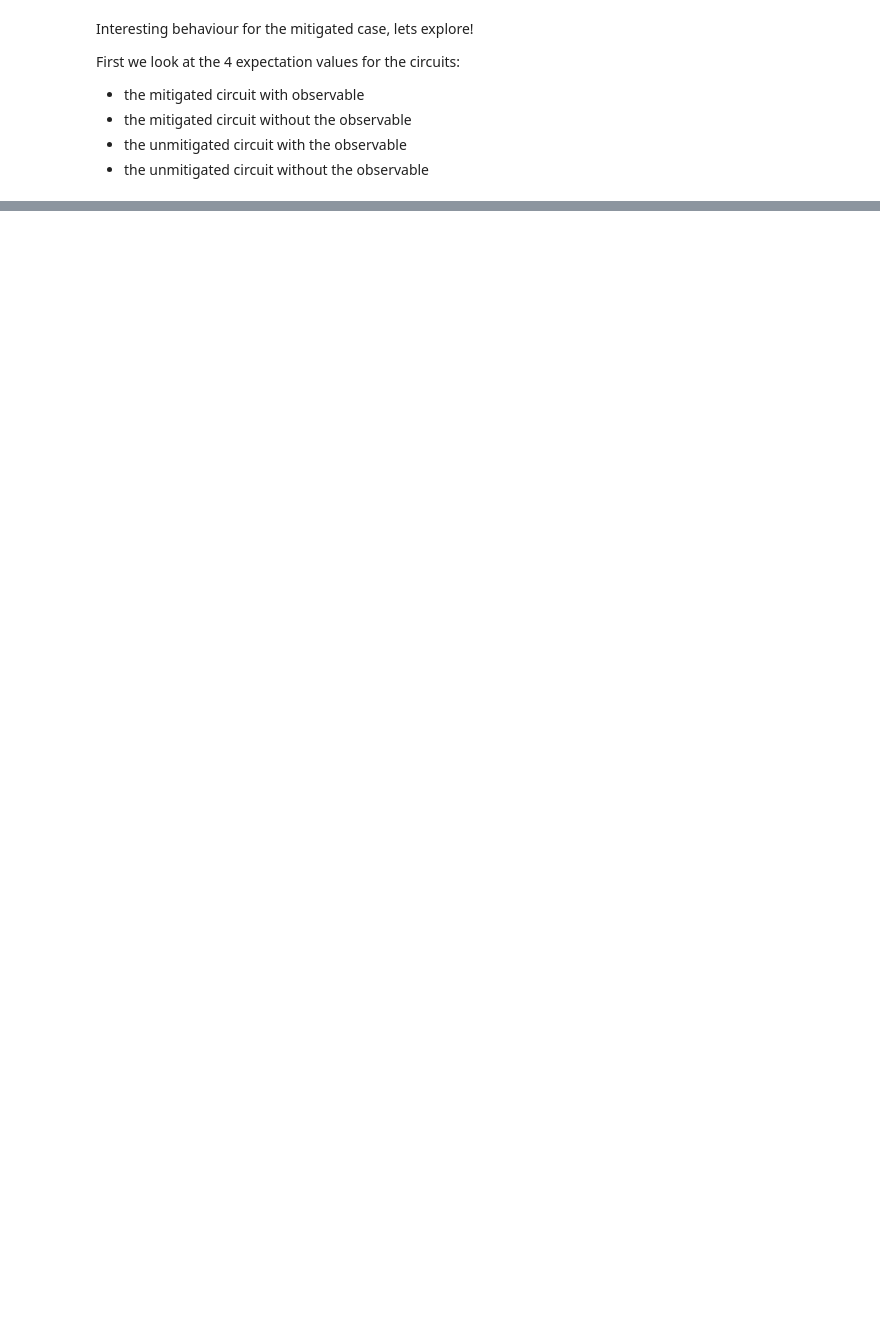
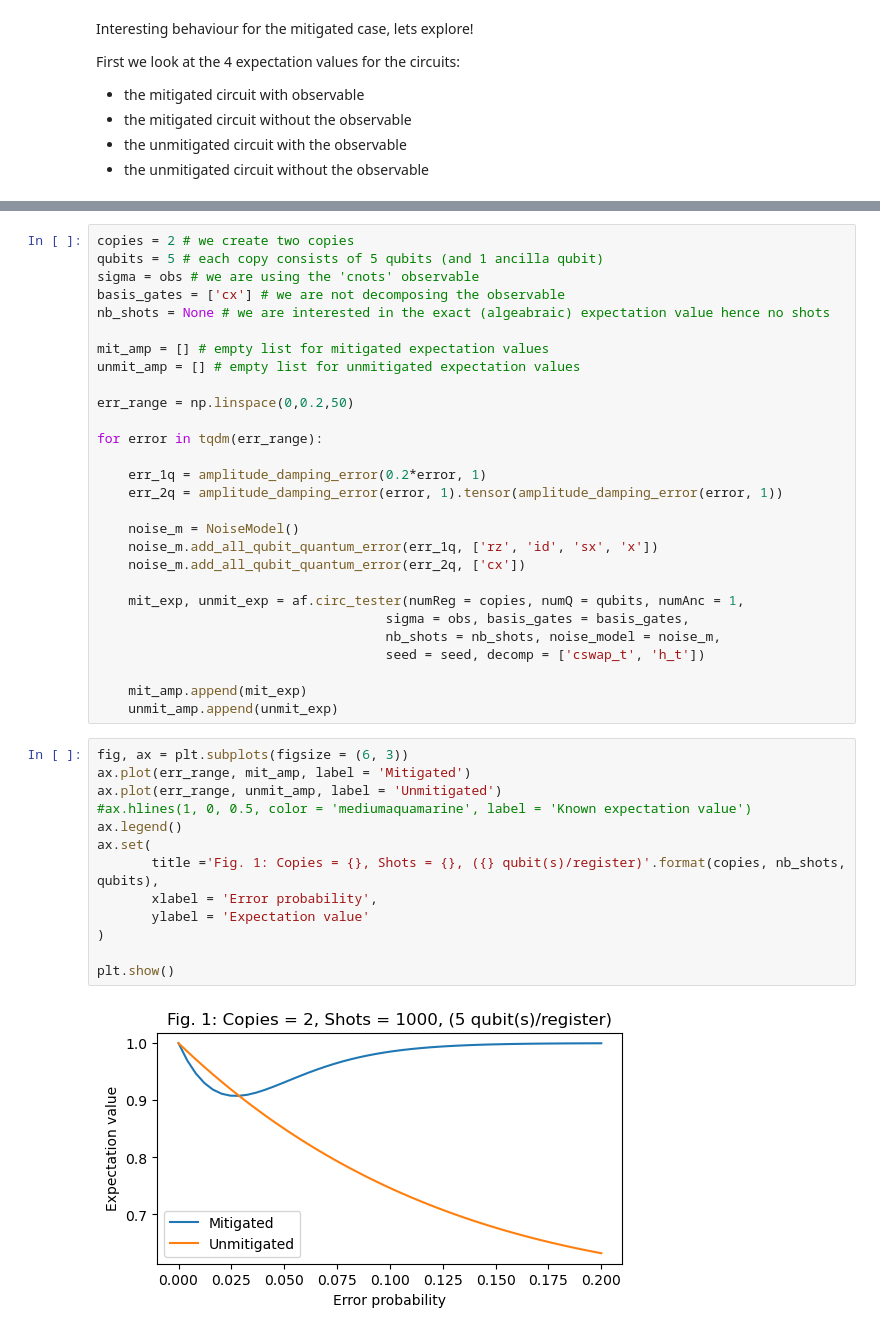
Before and after one commit to noszitomi/UCLQ_internship, a Jupyter notebook: UCLQ_code/prod/ESD_paper/manual_noise_demo.ipynb, the cells around one changed output, grey strips where cells are left out. Cells and saved outputs as stored; diff of their text form; blank space fills up the shorter version.

```diff
--- a/UCLQ_code/prod/ESD_paper/manual_noise_demo.ipynb
+++ b/UCLQ_code/prod/ESD_paper/manual_noise_demo.ipynb
@@ -217,0 +313,43 @@ From this we can explain the behaviour of the mitigated (and also the unmitigate
+# %%
+copies = 2 # we create two copies
+qubits = 5 # each copy consists of 5 qubits (and 1 ancilla qubit)
+sigma = obs # we are using the 'cnots' observable
+basis_gates = ['cx'] # we are not decomposing the observable
+nb_shots = None # we are interested in the exact (algeabraic) expectation value hence no shots
+
+mit_amp = [] # empty list for mitigated expectation values
+unmit_amp = [] # empty list for unmitigated expectation values
+
+err_range = np.linspace(0,0.2,50)
+
+for error in tqdm(err_range):
+
+    err_1q = amplitude_damping_error(0.2*error, 1)
+    err_2q = amplitude_damping_error(error, 1).tensor(amplitude_damping_error(error, 1))
+
+    noise_m = NoiseModel()
+    noise_m.add_all_qubit_quantum_error(err_1q, ['rz', 'id', 'sx', 'x'])
+    noise_m.add_all_qubit_quantum_error(err_2q, ['cx'])
+
+    mit_exp, unmit_exp = af.circ_tester(numReg = copies, numQ = qubits, numAnc = 1,
+                                     sigma = obs, basis_gates = basis_gates,
+                                     nb_shots = nb_shots, noise_model = noise_m,
+                                     seed = seed, decomp = ['cswap_t', 'h_t'])
+
+    mit_amp.append(mit_exp)
+    unmit_amp.append(unmit_exp)
+# %%
+fig, ax = plt.subplots(figsize = (6, 3))
+ax.plot(err_range, mit_amp, label = 'Mitigated')
+ax.plot(err_range, unmit_amp, label = 'Unmitigated')
+#ax.hlines(1, 0, 0.5, color = 'mediumaquamarine', label = 'Known expectation value')
+ax.legend()
+ax.set(
+       title ='Fig. 1: Copies = {}, Shots = {}, ({} qubit(s)/register)'.format(copies, nb_shots, qubits),
+       xlabel = 'Error probability',
+       ylabel = 'Expectation value'
+)
+
+plt.show()
+# %% [output]
+[figure, added]
```
Also changed, not shown: parts of 40 cells of this notebook, 2 other files.
